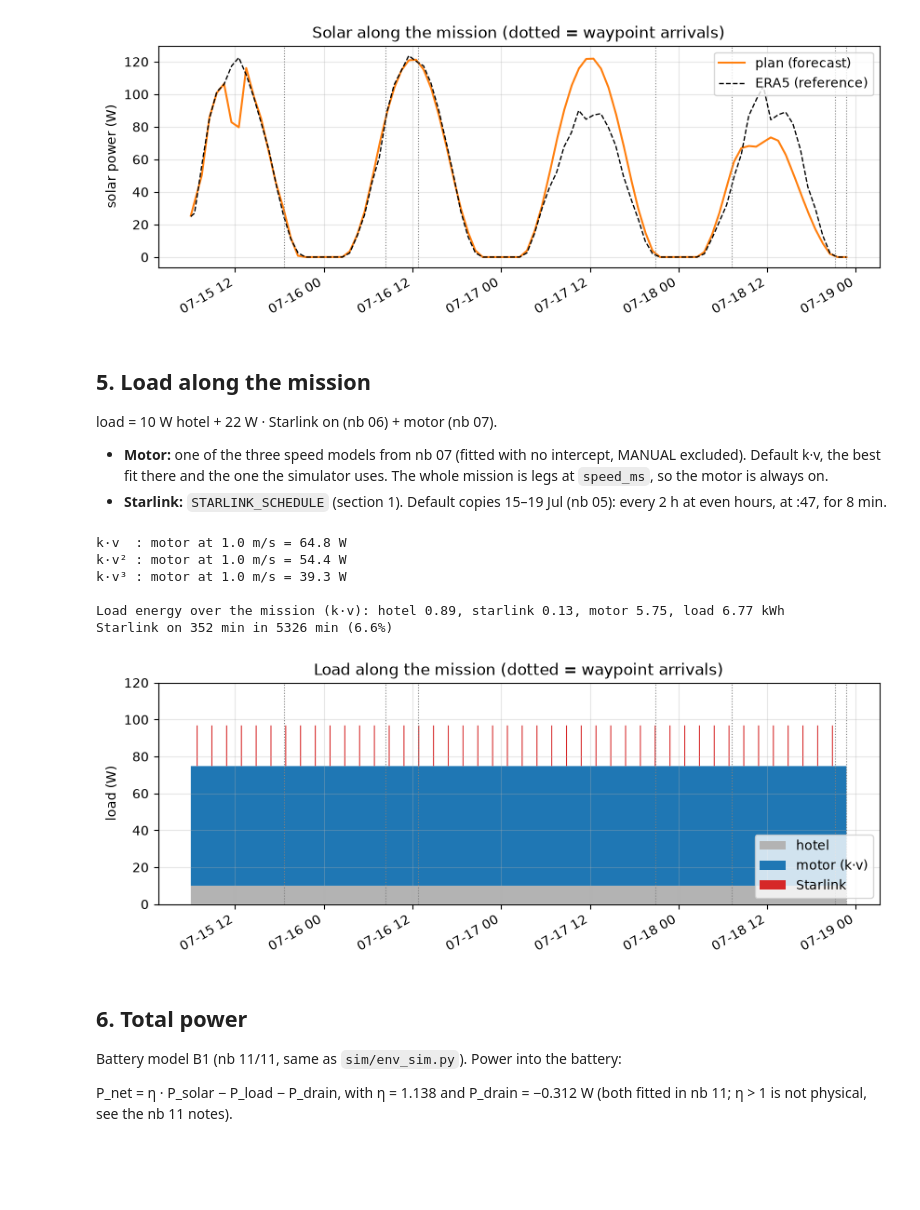
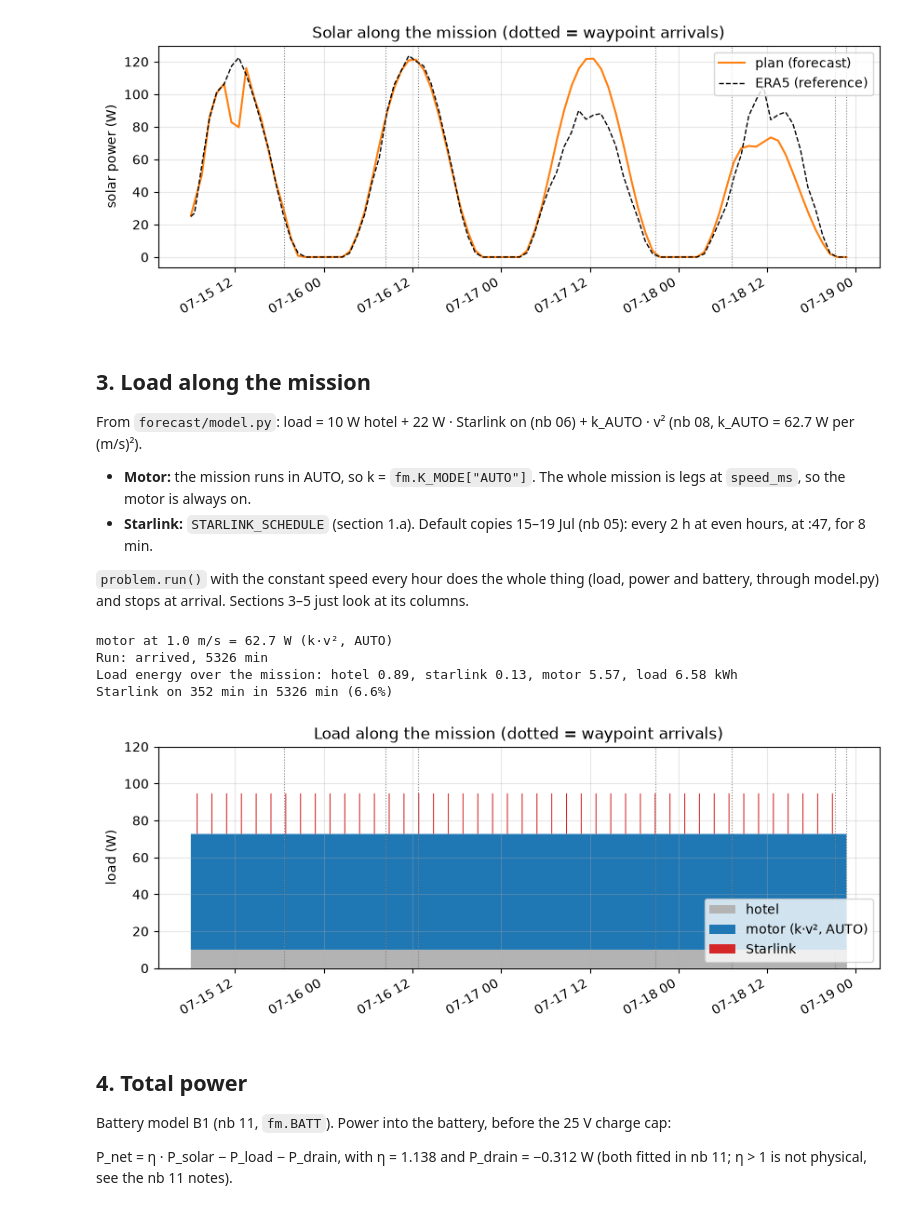
Before and after one commit to Xizesse/asv_power_manager, a Jupyter notebook: planner/planner.ipynb, the cells around one changed output. Saved outputs shown, nothing was run; the diff lists cells and outputs as text; code cells hidden in the pictures; blank space fills up the shorter version.

```diff
--- a/planner/planner.ipynb
+++ b/planner/planner.ipynb
@@ -65,20 +78,13 @@ mission
 A leg joins two waypoints in a row. Distance = great-circle (haversine).
 Time = distance / `speed_ms`.
 # %%
-def haversine_km(lat1, lon1, lat2, lon2):
-    R = 6371.0
-    p1, p2 = np.radians(lat1), np.radians(lat2)
-    dp, dl = p2 - p1, np.radians(lon2 - lon1)
-    a = np.sin(dp / 2) ** 2 + np.cos(p1) * np.cos(p2) * np.sin(dl / 2) ** 2
-    return 2 * R * np.arcsin(np.sqrt(a))
-
 wps = pd.DataFrame(mission["waypoints"])
 speed = mission["speed_ms"]
 
 legs = pd.DataFrame({
     "from_wp": wps.index[:-1],
     "to_wp": wps.index[1:],
-    "km": haversine_km(wps.lat.values[:-1], wps.lon.values[:-1],
+    "km": pb.haversine_km(wps.lat.values[:-1], wps.lon.values[:-1],
                        wps.lat.values[1:], wps.lon.values[1:]),
 })
 legs["hours"] = legs.km * 1000 / speed / 3600
@@ -179,64 +179,51 @@ plt.show()
 # %% [output]
 [figure]
 # %% [markdown]
-## 5. Load along the mission
+## 3. Load along the mission
 
-load = 10 W hotel + 22 W · Starlink on (nb 06) + motor (nb 07).
+From `forecast/model.py`: load = 10 W hotel + 22 W · Starlink on (nb 06) + k_AUTO · v² (nb 08, k_AUTO = 62.7 W per (m/s)²).
 
-- **Motor:** one of the three speed models from nb 07 (fitted with no intercept, MANUAL excluded). Default k·v,
-  the best fit there and the one the simulator uses. The whole mission is legs at `speed_ms`, so the motor is always on.
-- **Starlink:** `STARLINK_SCHEDULE` (section 1). Default copies 15–19 Jul (nb 05): every 2 h at even hours, at :47, for 8 min.
+- **Motor:** the mission runs in AUTO, so k = `fm.K_MODE["AUTO"]`. The whole mission is legs at `speed_ms`, so the motor is always on.
+- **Starlink:** `STARLINK_SCHEDULE` (section 1.a). Default copies 15–19 Jul (nb 05): every 2 h at even hours, at :47, for 8 min.
+
+`problem.run()` with the constant speed every hour does the whole thing (load, power and battery, through model.py)
+and stops at arrival. Sections 3–5 just look at its columns.
 # %%
-HOTEL_W = 10.0
-STARLINK_W = 22.0
-LOAD_MODELS = {"k·v": (1, 64.81), "k·v²": (2, 54.41), "k·v³": (3, 39.32)}   # nb 07: (power of v, k)
-LOAD_MODEL = "k·v"
+print(f"motor at {speed} m/s = {pb.K_AUTO * speed ** 2:.1f} W (k·v², AUTO)")
 
-for name, (n, k) in LOAD_MODELS.items():
-    print(f"{name:5s}: motor at {speed} m/s = {k * speed ** n:.1f} W")
-
-def starlink_on(t, sched):
-    minutes_since = ((t.hour - sched["first_h"]) % sched["every_h"]) * 60 + t.minute - sched["at_min"]
-    return (minutes_since >= 0) & (minutes_since < sched["on_min"])
-
-n, k = LOAD_MODELS[LOAD_MODEL]
-sim["v"] = speed                      # constant speed, whole mission is under way
-sim["starlink"] = starlink_on(sim.index, mission["starlink"])
-sim["P_hotel"] = HOTEL_W
-sim["P_starlink"] = STARLINK_W * sim.starlink
-sim["P_motor"] = k * sim.v ** n
-sim["P_load"] = sim.P_hotel + sim.P_starlink + sim.P_motor
+_, run, status = problem.run([speed] * math.ceil(legs.hours.sum()), problem.start_state())   # <- the planner's run
+sim = sim.join(run.drop(columns="P_solar"), how="inner")
+sim["P_hotel"] = fm.HOTEL_W
+sim["P_starlink"] = fm.STARLINK_W * sim.starlink
+print(f"Run: {status}, {len(sim)} min")
 
 e = sim[["P_hotel", "P_starlink", "P_motor", "P_load"]].sum() * DT_MIN / 60 / 1000
-print()
-print(f"Load energy over the mission ({LOAD_MODEL}): " + ", ".join(f"{c[2:]} {v:.2f}" for c, v in e.items()) + " kWh")
-print(f"Starlink on {sim.starlink.sum()} min in {len(sim)} min ({sim.starlink.mean():.1%})")
+print(f"Load energy over the mission: " + ", ".join(f"{c[2:]} {v:.2f}" for c, v in e.items()) + " kWh")
+print(f"Starlink on {int(sim.starlink.sum())} min in {len(sim)} min ({sim.starlink.mean():.1%})")
 # %% [output]
-k·v  : motor at 1.0 m/s = 64.8 W
-k·v² : motor at 1.0 m/s = 54.4 W
-k·v³ : motor at 1.0 m/s = 39.3 W
-
-Load energy over the mission (k·v): hotel 0.89, starlink 0.13, motor 5.75, load 6.77 kWh
+motor at 1.0 m/s = 62.7 W (k·v², AUTO)
+Run: arrived, 5326 min
+Load energy over the mission: hotel 0.89, starlink 0.13, motor 5.57, load 6.58 kWh
 Starlink on 352 min in 5326 min (6.6%)
 # %%
 fig, ax = plt.subplots(figsize=(10, 3.5))
 ax.stackplot(sim.index, sim.P_hotel, sim.P_motor, sim.P_starlink,
-             labels=["hotel", f"motor ({LOAD_MODEL})", "Starlink"], colors=["0.7", "C0", "C3"], step="post")
+             labels=["hotel", "motor (k·v², AUTO)", "Starlink"], colors=["0.7", "C0", "C3"], step="post")
 for a in legs.arrive:
     ax.axvline(a, color="grey", lw=0.8, ls=":")
 ax.set_ylabel("load (W)")
 ax.set_ylim(0, 120)
 ax.set_title("Load along the mission (dotted = waypoint arrivals)")
 ax.legend(loc="lower right")
 ax.grid(alpha=0.3)
 fig.autofmt_xdate()
 plt.show()
 # %% [output]
-[figure, old version]
+[figure, new version]
 # %% [markdown]
-## 6. Total power
+## 4. Total power
 
-Battery model B1 (nb 11/11, same as `sim/env_sim.py`). Power into the battery:
+Battery model B1 (nb 11, `fm.BATT`). Power into the battery, before the 25 V charge cap:
 
 P_net = η · P_solar − P_load − P_drain, with η = 1.138 and P_drain = −0.312 W (both fitted in nb 11; η > 1 is not physical, see the nb 11 notes).
 # %%
```
Also changed, not shown: parts of 23 cells of this notebook, 33 other files.
